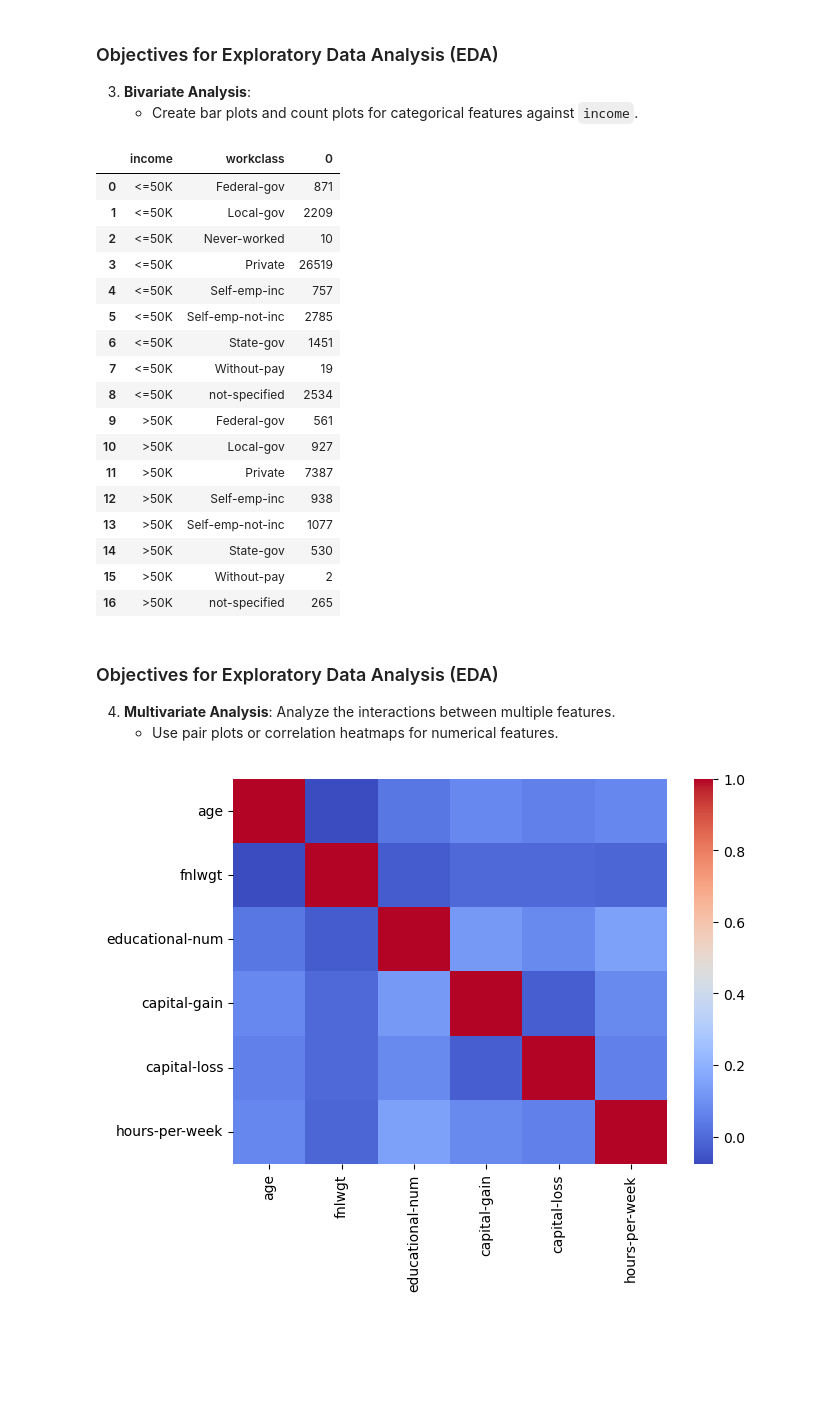
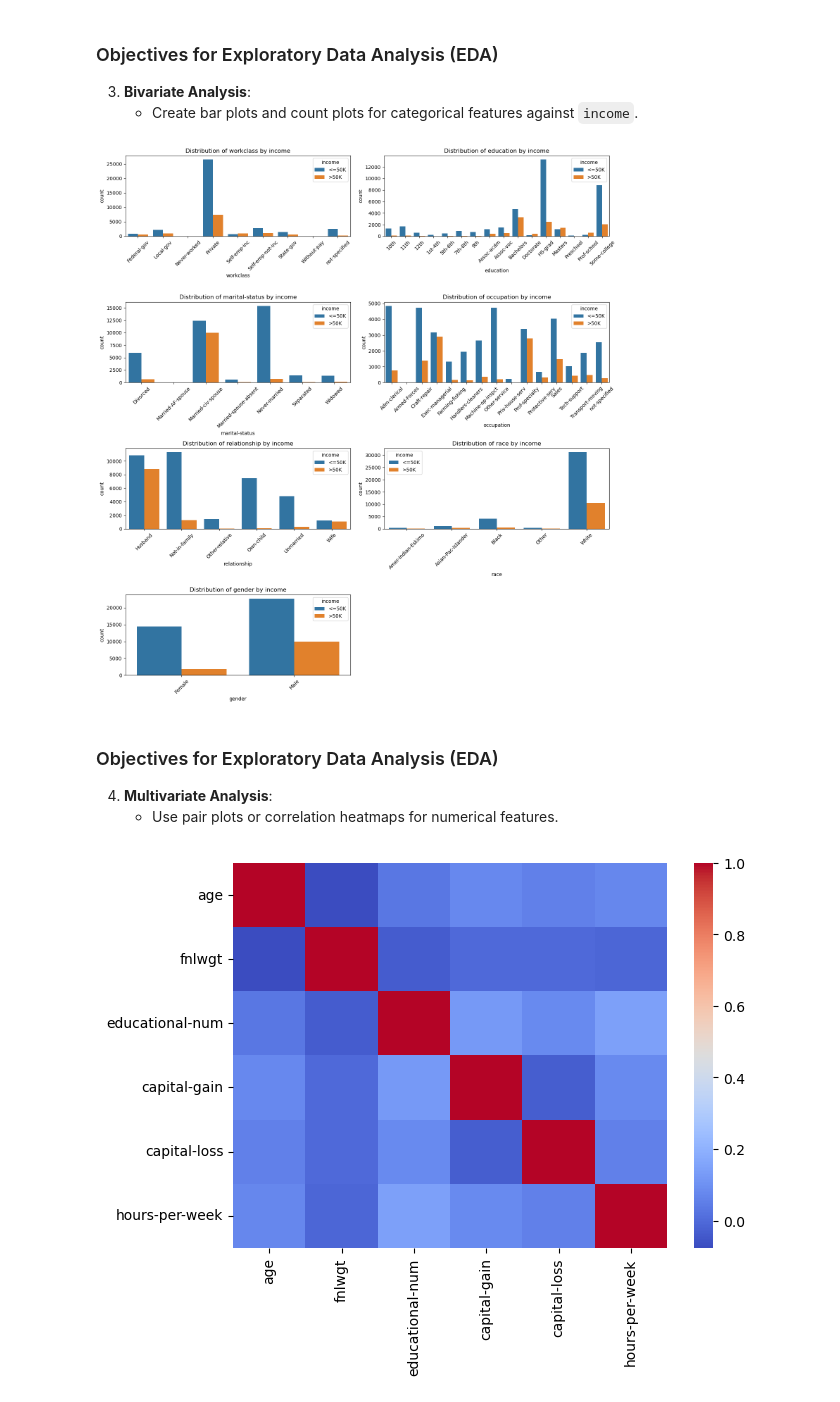
Before and after one commit to sahand-salmani/adult-income-dataset-EDA-classification, a Jupyter notebook: income_prediction.ipynb, the cells around one changed output. Drawn from its saved outputs; the diff is of its cells as text; code cells hidden in the pictures; blank space fills up the shorter version.

Commit message:
multivariate analysis added

```diff
--- a/income_prediction.ipynb
+++ b/income_prediction.ipynb
@@ -299,44 +299,30 @@ plt.show()
 ### Objectives for Exploratory Data Analysis (EDA)
 3. **Bivariate Analysis**:
     - Create bar plots and count plots for categorical features against `income`.
-# %%
-non_numeric_columns.groupby(by=['income', 'workclass']).size().reset_index()
-# %% [output]
-|  | income | workclass | 0 |
-| 0 | <=50K | Federal-gov | 871 |
-| 1 | <=50K | Local-gov | 2209 |
-| 2 | <=50K | Never-worked | 10 |
-| 3 | <=50K | Private | 26519 |
-| 4 | <=50K | Self-emp-inc | 757 |
-| 5 | <=50K | Self-emp-not-inc | 2785 |
-| 6 | <=50K | State-gov | 1451 |
-| 7 | <=50K | Without-pay | 19 |
-| 8 | <=50K | not-specified | 2534 |
-| 9 | >50K | Federal-gov | 561 |
-| 10 | >50K | Local-gov | 927 |
-| 11 | >50K | Private | 7387 |
-| 12 | >50K | Self-emp-inc | 938 |
-| 13 | >50K | Self-emp-not-inc | 1077 |
-| 14 | >50K | State-gov | 530 |
-| 15 | >50K | Without-pay | 2 |
-| 16 | >50K | not-specified | 265 |
 # %%
-# fig, axes = plt.subplots(nrows = (non_numeric_columns_names_len + 1) // 2, ncols=2, figsize=(15, 5 * non_numeric_columns_names_len // 2))
-# axes = axes.flatten()
+non_numeric_columns_names_copy = list(non_numeric_columns_names)
+non_numeric_columns_names_copy.remove('income')
 
-# for i, col_name in enumerate(non_numeric_columns_names):
-#     agg_data = non_numeric_columns.groupby(by=['income', col_name]).size().reset_index()
-#     agg_data_more_than_50 = agg_data[agg_data['income'] == '>50K'].drop(columns=['income'])
-#     agg_data_less_than_50 = agg_data[agg_data['income'] == '<=50K'].drop(columns=['income'])
-#     sns.barplot(data=agg_data_more_than_50, ax=axes[i])
-#     sns.barplot(data=agg_data_less_than_50, ax=axes[i])
-#     axes[i].set_title(f'Distribution of {col_name} on income')
+fig, axes = plt.subplots(nrows=(non_numeric_columns_names_len + 1) // 2, ncols=2, figsize=(15, 4 * non_numeric_columns_names_len // 2))
+axes = axes.flatten()
 
-# plt.tight_layout()
-# plt.show()
+for i, col_name in enumerate(non_numeric_columns_names_copy):
+    agg_data = non_numeric_columns.groupby(by=['income', col_name]).size().reset_index(name='count')
+
+    sns.barplot(data=agg_data, x=col_name, y='count', hue='income', ax=axes[i])
+    axes[i].set_title(f'Distribution of {col_name} by income')
+    axes[i].tick_params(axis='x', rotation=45)
+
+for j in range(i + 1, len(axes)):
+    fig.delaxes(axes[j])
+
+plt.tight_layout()
+plt.show()
+# %% [output]
+[figure, added]
 # %% [markdown]
 ### Objectives for Exploratory Data Analysis (EDA)
-4. **Multivariate Analysis**: Analyze the interactions between multiple features.
+4. **Multivariate Analysis**:
     - Use pair plots or correlation heatmaps for numerical features.
 # %%
 corr_matrix = numeric_columns.corr()
```
Also changed, not shown: parts of 1 cell of this notebook.
